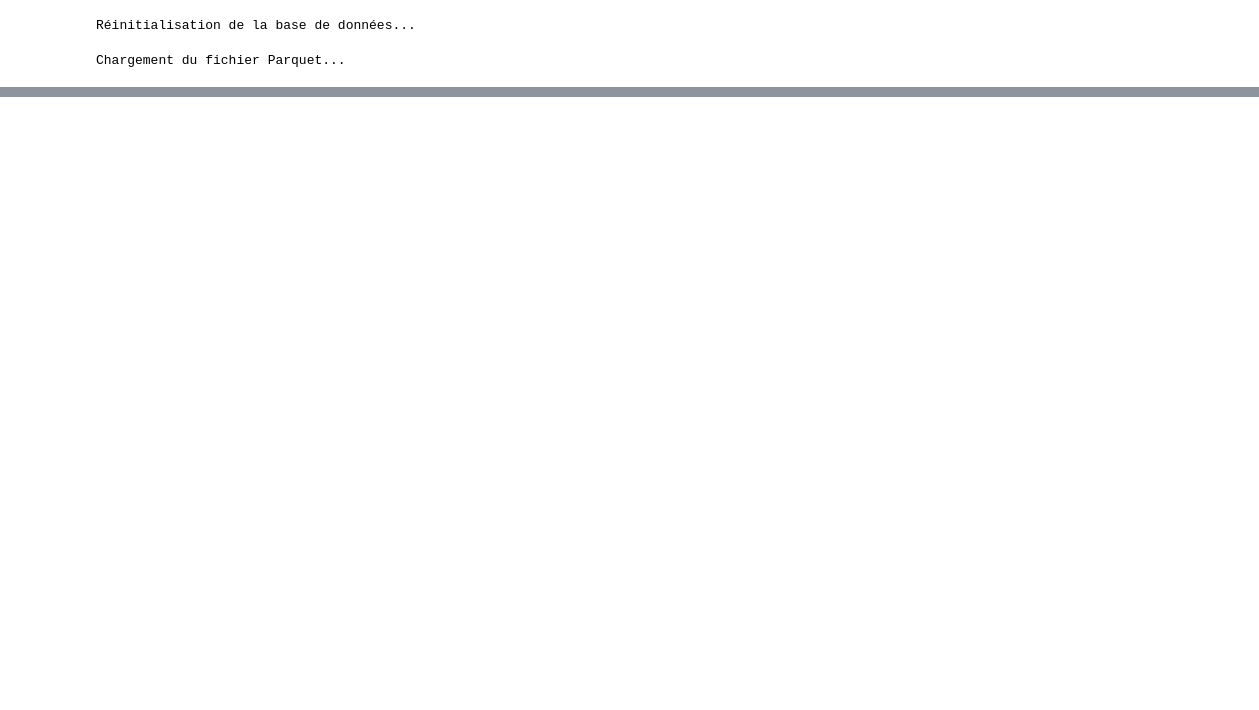
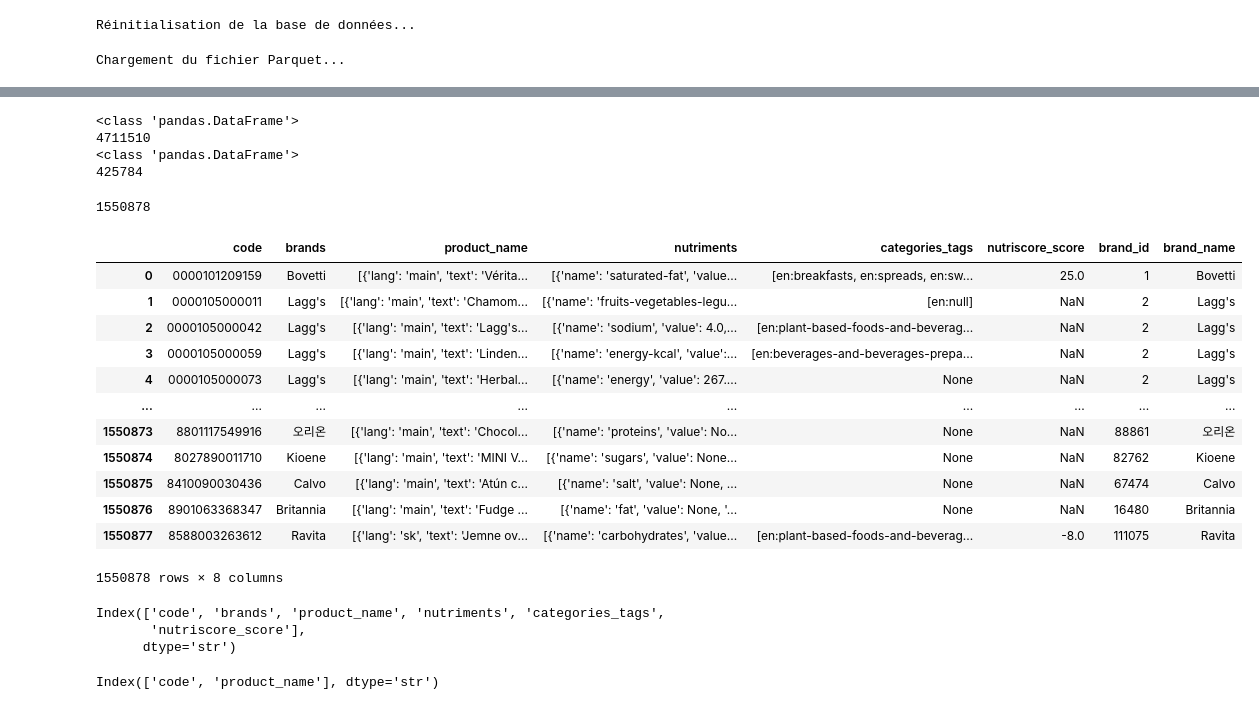
Before and after one commit to G-code10/Nutriscore, a Jupyter notebook: notebooks/jeremy/brouillon.ipynb, the cells around one changed output, grey strips where cells are left out. Saved outputs shown, nothing was run; the diff lists cells and outputs as text; code cells hidden in the pictures; blank space fills up the shorter version.

Commit message:
brouillon script load data

```diff
--- a/notebooks/jeremy/brouillon.ipynb
+++ b/notebooks/jeremy/brouillon.ipynb
@@ -288,0 +310,3 @@ Length: 32439, dtype: str
+# %%
+df_products = df.copy()
+df_products
@@ -288,0 +327,5 @@ Length: 32439, dtype: str
+# %%
+brands_query = 'SELECT * FROM brands'
+cursor.execute(brands_query)
+brands_tuple = cursor.fetchall()
+brands_tuple # (id, name)
@@ -288,0 +350,4 @@ Length: 32439, dtype: str
+# %%
+type(brands_tuple)
+brands_pd_df = pd.DataFrame(brands_tuple, columns=['brand_id', 'brand_name'])
+brands_pd_df
@@ -288,0 +368,42 @@ Length: 32439, dtype: str
+# %%
+print(type(df_products))
+print(len(df_products))
+print(type(brands_pd_df))
+print(len(brands_pd_df))
+# %% [output]
+<class 'pandas.DataFrame'>
+4711510
+<class 'pandas.DataFrame'>
+425784
+# %%
+df_products_brands_merge = df_products.merge(brands_pd_df, how="inner", left_on='brands', right_on='brand_name') # left pour récupérer les 4.7M
+# %%
+print(len(df_products_brands_merge)) # 1.5M pourquoi ? À cause de la façon dont c'est merge (inner), les lignes sans marques sont supprimmées
+df_products_brands_merge
+# %% [output]
+1550878
+|  | code | brands | product_name | nutriments | categories_tags | nutriscore_score | brand_id | brand_name |
+| 0 | 0000101209159 | Bovetti | [{'lang': 'main', 'text': 'Vérita... | [{'name': 'saturated-fat', 'value... | [en:breakfasts, en:spreads, en:sw... | 25.0 | 1 | Bovetti |
+| 1 | 0000105000011 | Lagg's | [{'lang': 'main', 'text': 'Chamom... | [{'name': 'fruits-vegetables-legu... | [en:null] | NaN | 2 | Lagg's |
+| 2 | 0000105000042 | Lagg's | [{'lang': 'main', 'text': 'Lagg's... | [{'name': 'sodium', 'value': 4.0,... | [en:plant-based-foods-and-beverag... | NaN | 2 | Lagg's |
+| 3 | 0000105000059 | Lagg's | [{'lang': 'main', 'text': 'Linden... | [{'name': 'energy-kcal', 'value':... | [en:beverages-and-beverages-prepa... | NaN | 2 | Lagg's |
+| 4 | 0000105000073 | Lagg's | [{'lang': 'main', 'text': 'Herbal... | [{'name': 'energy', 'value': 267.... | None | NaN | 2 | Lagg's |
+| ... | ... | ... | ... | ... | ... | ... | ... | ... |
+| 1550873 | 8801117549916 | 오리온 | [{'lang': 'main', 'text': 'Chocol... | [{'name': 'proteins', 'value': No... | None | NaN | 88861 | 오리온 |
+| 1550874 | 8027890011710 | Kioene | [{'lang': 'main', 'text': 'MINI V... | [{'name': 'sugars', 'value': None... | None | NaN | 82762 | Kioene |
+| 1550875 | 8410090030436 | Calvo | [{'lang': 'main', 'text': 'Atún c... | [{'name': 'salt', 'value': None, ... | None | NaN | 67474 | Calvo |
+| 1550876 | 8901063368347 | Britannia | [{'lang': 'main', 'text': 'Fudge ... | [{'name': 'fat', 'value': None, '... | None | NaN | 16480 | Britannia |
+| 1550877 | 8588003263612 | Ravita | [{'lang': 'sk', 'text': 'Jemne ov... | [{'name': 'carbohydrates', 'value... | [en:plant-based-foods-and-beverag... | -8.0 | 111075 | Ravita |
+1550878 rows × 8 columns
+# %%
+df_test = df_products.copy()
+df_test.columns
+# %% [output]
+Index(['code', 'brands', 'product_name', 'nutriments', 'categories_tags',
+       'nutriscore_score'],
+      dtype='str')
+# %%
+df_product_name = df_test[['code','product_name']]
+df_product_name.columns
+# %% [output]
+Index(['code', 'product_name'], dtype='str')
```
Also changed, not shown: parts of 18 cells of this notebook, 1 other file.
